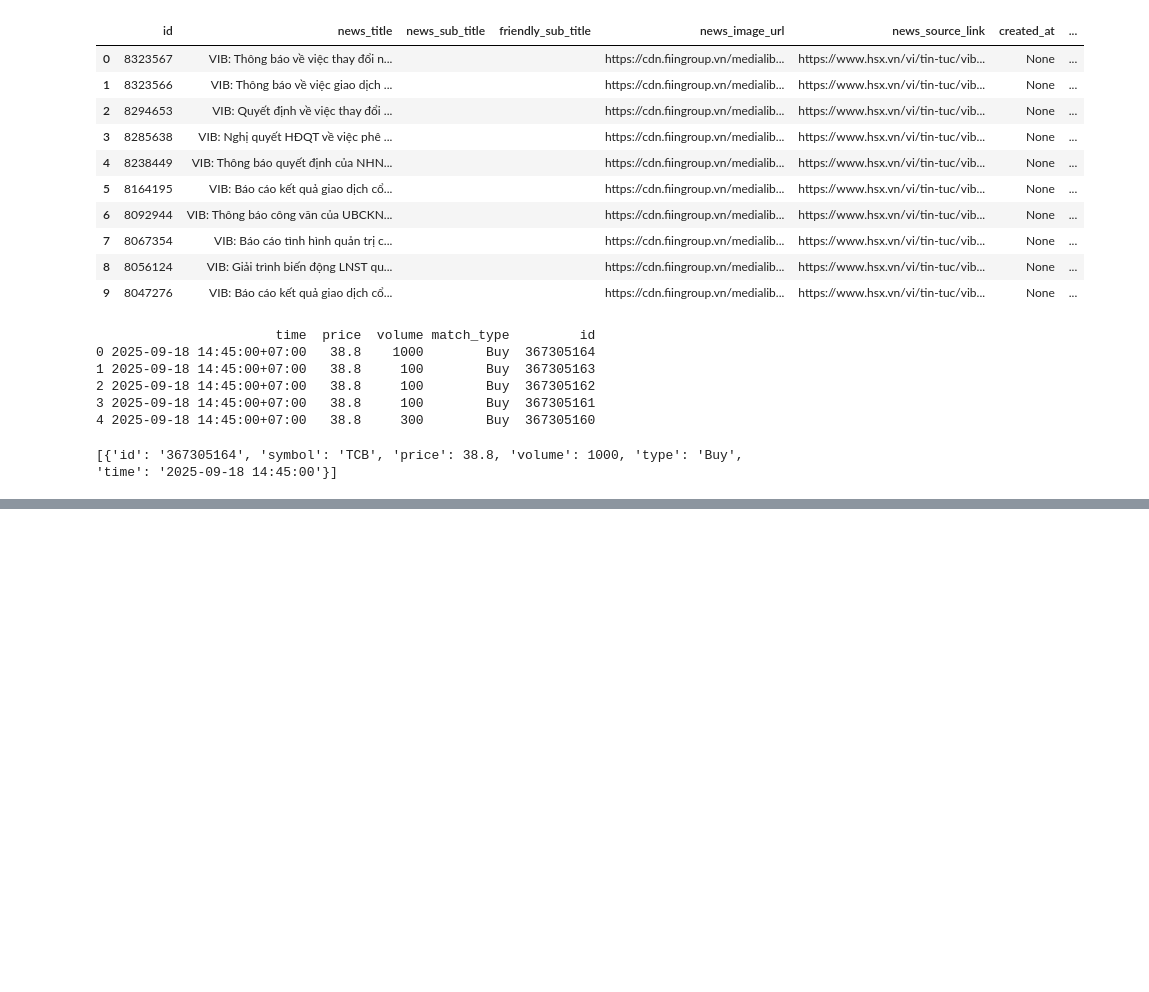
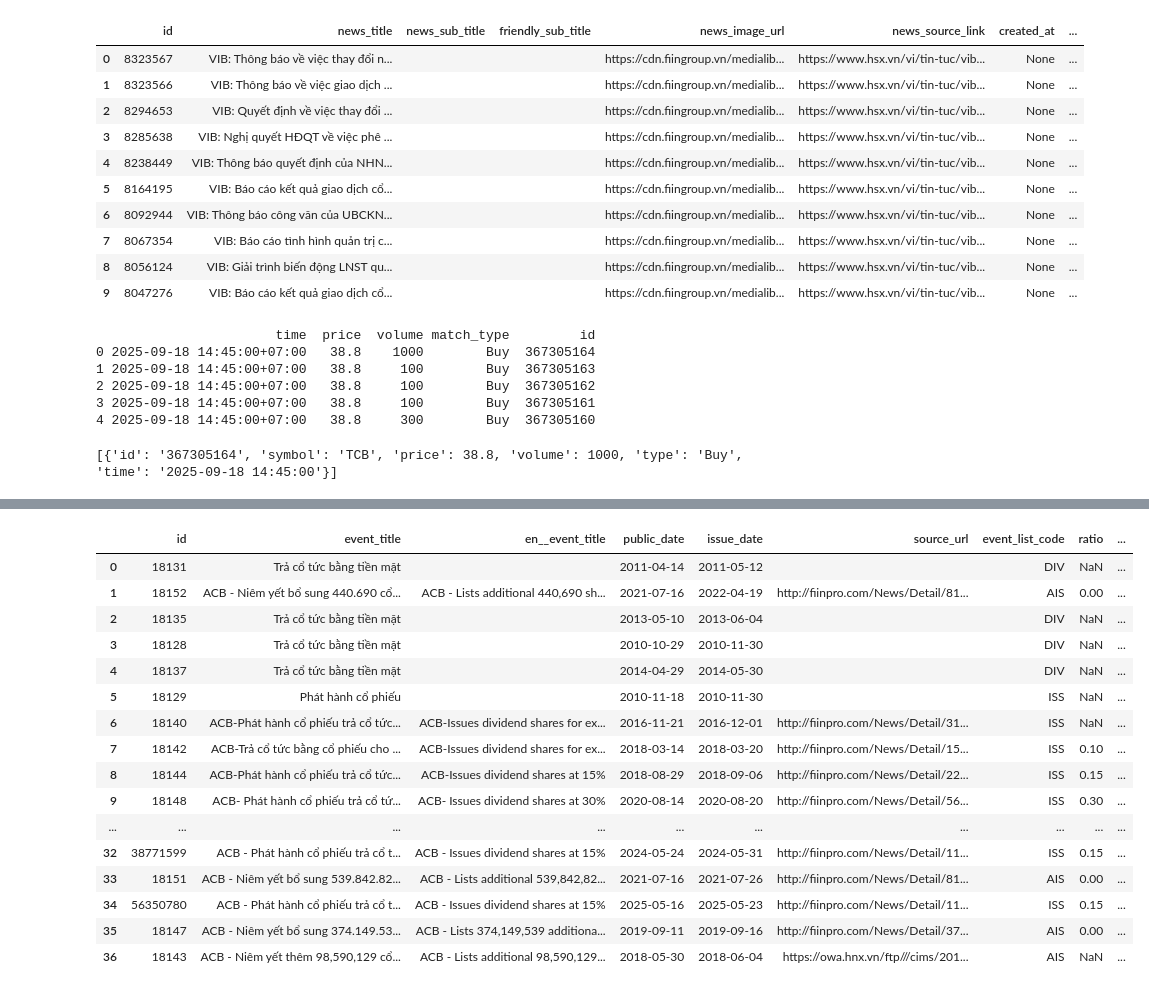
Before and after one commit to Amature123/seminar, a Jupyter notebook: test_api/Untitled.ipynb, the cells around one changed output, grey strips where cells are left out. Cells and saved outputs as stored; diff of their text form; code cells hidden in the pictures; blank space fills up the shorter version.

```diff
--- a/test_api/Untitled.ipynb
+++ b/test_api/Untitled.ipynb
@@ -159,3 +159,6 @@ for _, row in in_day.iterrows():
 print(records)
 # %% [output]
 [{'id': '367305164', 'symbol': 'TCB', 'price': 38.8, 'volume': 1000, 'type': 'Buy', 'time': '2025-09-18 14:45:00'}]
+# %%
+from vnstock import Company
+company = Company(symbol='ACB', source='vci')
@@ -161,0 +195,20 @@ print(records)
+# %%
+company.events()
+# %% [output]
+|  | id | event_title | en__event_title | public_date | issue_date | source_url | event_list_code | ratio | ... |
+| 0 | 18131 | Trả cổ tức bằng tiền mặt |  | 2011-04-14 | 2011-05-12 |  | DIV | NaN | ... |
+| 1 | 18152 | ACB - Niêm yết bổ sung 440.690 cổ... | ACB - Lists additional 440,690 sh... | 2021-07-16 | 2022-04-19 | http://fiinpro.com/News/Detail/81... | AIS | 0.00 | ... |
+| 2 | 18135 | Trả cổ tức bằng tiền mặt |  | 2013-05-10 | 2013-06-04 |  | DIV | NaN | ... |
+| 3 | 18128 | Trả cổ tức bằng tiền mặt |  | 2010-10-29 | 2010-11-30 |  | DIV | NaN | ... |
+| 4 | 18137 | Trả cổ tức bằng tiền mặt |  | 2014-04-29 | 2014-05-30 |  | DIV | NaN | ... |
+| 5 | 18129 | Phát hành cổ phiếu |  | 2010-11-18 | 2010-11-30 |  | ISS | NaN | ... |
+| 6 | 18140 | ACB-Phát hành cổ phiếu trả cổ tức... | ACB-Issues dividend shares for ex... | 2016-11-21 | 2016-12-01 | http://fiinpro.com/News/Detail/31... | ISS | NaN | ... |
+| 7 | 18142 | ACB-Trả cổ tức bằng cổ phiếu cho ... | ACB-Issues dividend shares for ex... | 2018-03-14 | 2018-03-20 | http://fiinpro.com/News/Detail/15... | ISS | 0.10 | ... |
+| 8 | 18144 | ACB-Phát hành cổ phiếu trả cổ tức... | ACB-Issues dividend shares at 15% | 2018-08-29 | 2018-09-06 | http://fiinpro.com/News/Detail/22... | ISS | 0.15 | ... |
+| 9 | 18148 | ACB- Phát hành cổ phiếu trả cổ tứ... | ACB- Issues dividend shares at 30% | 2020-08-14 | 2020-08-20 | http://fiinpro.com/News/Detail/56... | ISS | 0.30 | ... |
+| ... | ... | ... | ... | ... | ... | ... | ... | ... | ... |
+| 32 | 38771599 | ACB - Phát hành cổ phiếu trả cổ t... | ACB - Issues dividend shares at 15% | 2024-05-24 | 2024-05-31 | http://fiinpro.com/News/Detail/11... | ISS | 0.15 | ... |
+| 33 | 18151 | ACB - Niêm yết bổ sung 539.842.82... | ACB - Lists additional 539,842,82... | 2021-07-16 | 2021-07-26 | http://fiinpro.com/News/Detail/81... | AIS | 0.00 | ... |
+| 34 | 56350780 | ACB - Phát hành cổ phiếu trả cổ t... | ACB - Issues dividend shares at 15% | 2025-05-16 | 2025-05-23 | http://fiinpro.com/News/Detail/11... | ISS | 0.15 | ... |
+| 35 | 18147 | ACB - Niêm yết bổ sung 374.149.53... | ACB - Lists 374,149,539 additiona... | 2019-09-11 | 2019-09-16 | http://fiinpro.com/News/Detail/37... | AIS | 0.00 | ... |
+| 36 | 18143 | ACB - Niêm yết thêm 98,590,129 cổ... | ACB - Lists additional 98,590,129... | 2018-05-30 | 2018-06-04 | https://owa.hnx.vn/ftp///cims/201... | AIS | NaN | ... |
```
Also changed, not shown: parts of 2 cells of this notebook, 11 other files.
